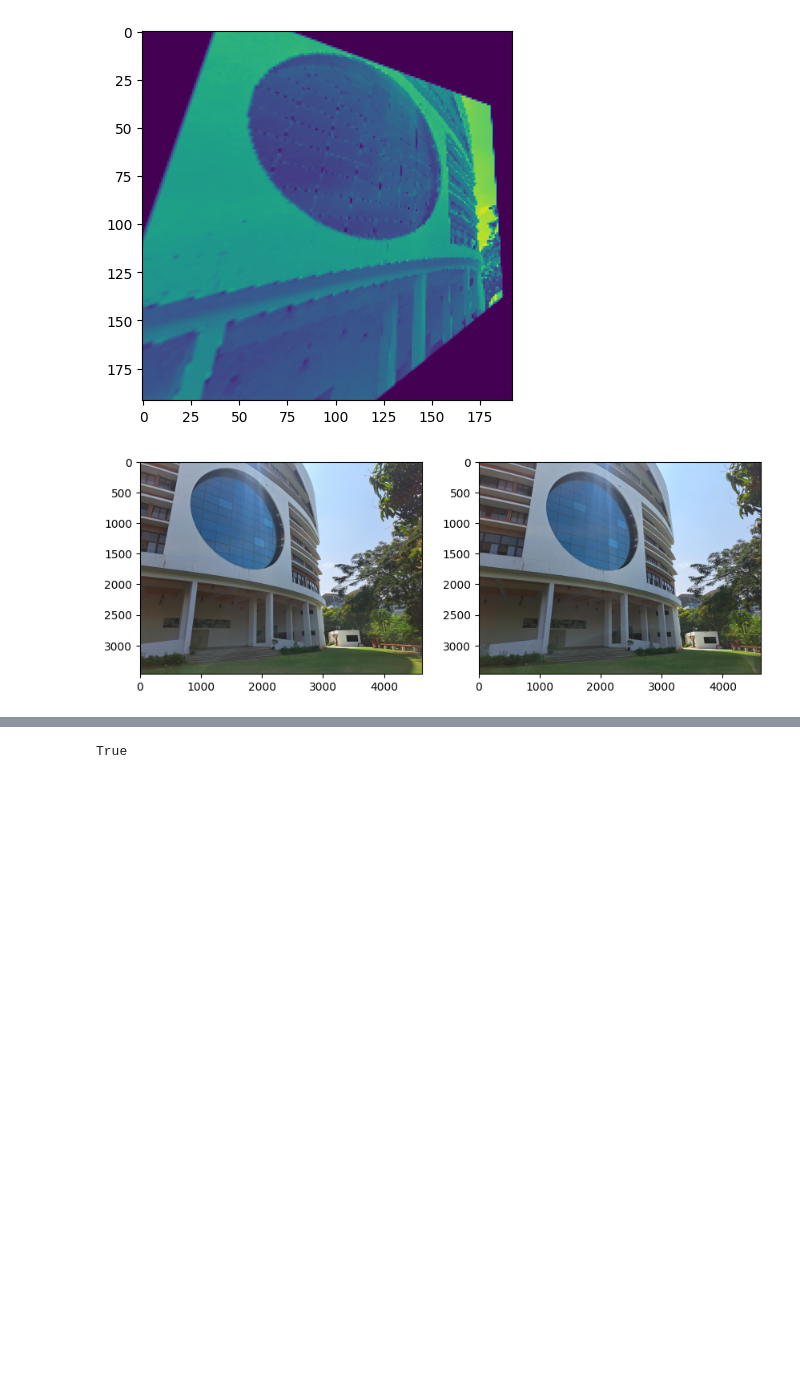
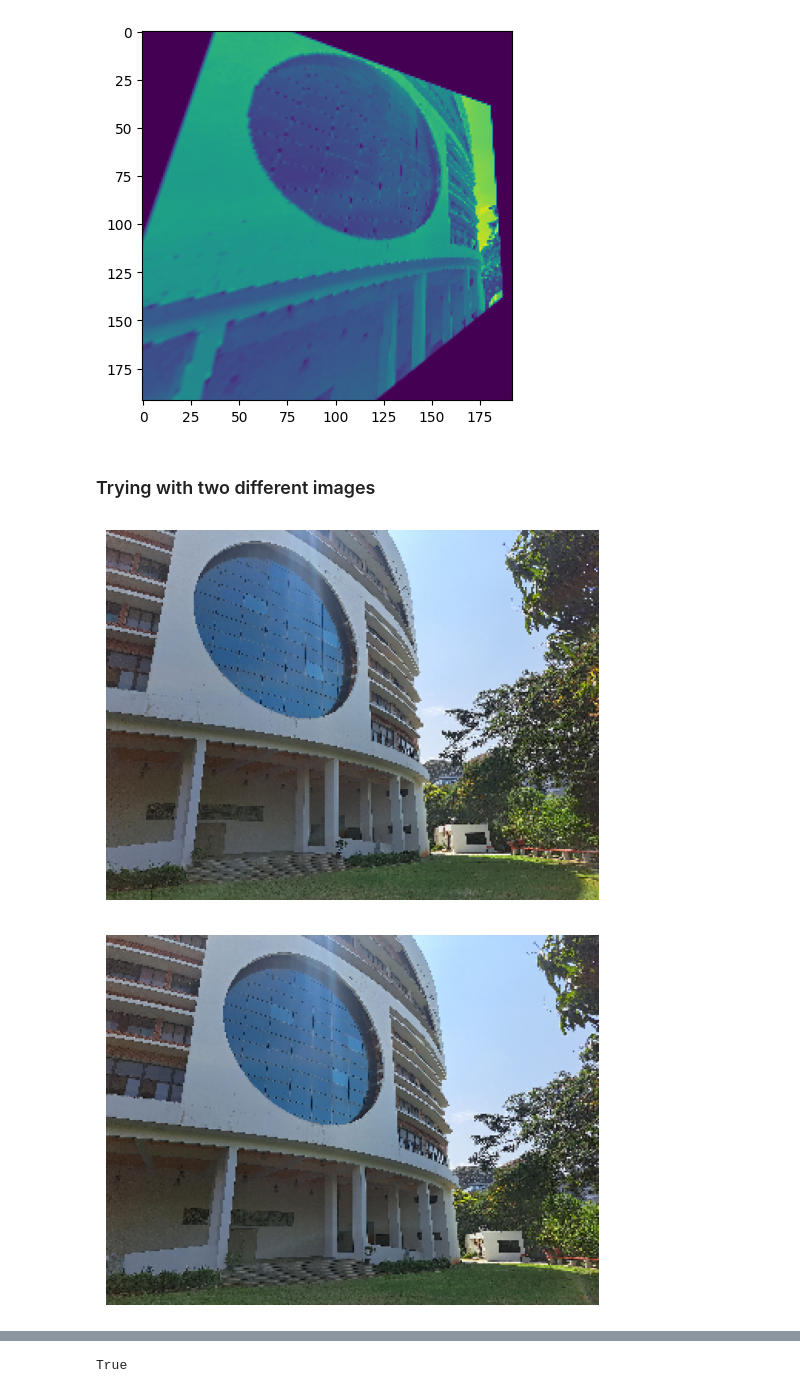
Before and after one commit to mkreman/MCNet-review, a Jupyter notebook: test.ipynb, the cells around one changed output, grey strips where cells are left out. Drawn from its saved outputs; the diff is of its cells as text; code cells hidden in the pictures; blank space fills up the shorter version.

Commit message:
test_2_images file created for testing the model on 2 image pair

```diff
--- a/test.ipynb
+++ b/test.ipynb
@@ -97,21 +79,30 @@ plt.imshow(large_img1_warp[0])
 # %% [output]
 <matplotlib.image.AxesImage at 0x...>
 [figure]
+# %% [markdown]
+### Trying with two different images
 # %%
-img1 = cv2.imread('Photos-002/20250402_135410.jpg')
-img2 = cv2.imread('Photos-002/20250402_135412.jpg')
+img1_path = 'Photos-002/20250402_135410.jpg'
+img2_path = 'Photos-002/20250402_135412.jpg'
+img1 = cv2.imread(img1_path)
+img2 = cv2.imread(img2_path)
 assert img1 is not None and img2 is not None
 
-plt.figure(figsize=(10,10))
-plt.subplot(121)
+img1 = cv2.resize(img1, (320, 240))
+img2 = cv2.resize(img2, (320, 240))
+
+# plt.figure(figsize=(10,10))
+# plt.subplot(121)
 plt.imshow(cv2.cvtColor(img1, cv2.COLOR_BGR2RGB))
-# plt.axis('off')
-plt.subplot(122)
+plt.axis('off')
+plt.show()
+# plt.subplot(122)
 plt.imshow(cv2.cvtColor(img2, cv2.COLOR_BGR2RGB))
-# plt.axis('off')
+plt.axis('off')
 plt.show()
 # %% [output]
-[figure, old version]
+[figure, new version]
+[figure, added]
 # %%
 img1.shape
 # %% [output]
```
Also changed, not shown: parts of 19 cells of this notebook, 29 other files.
